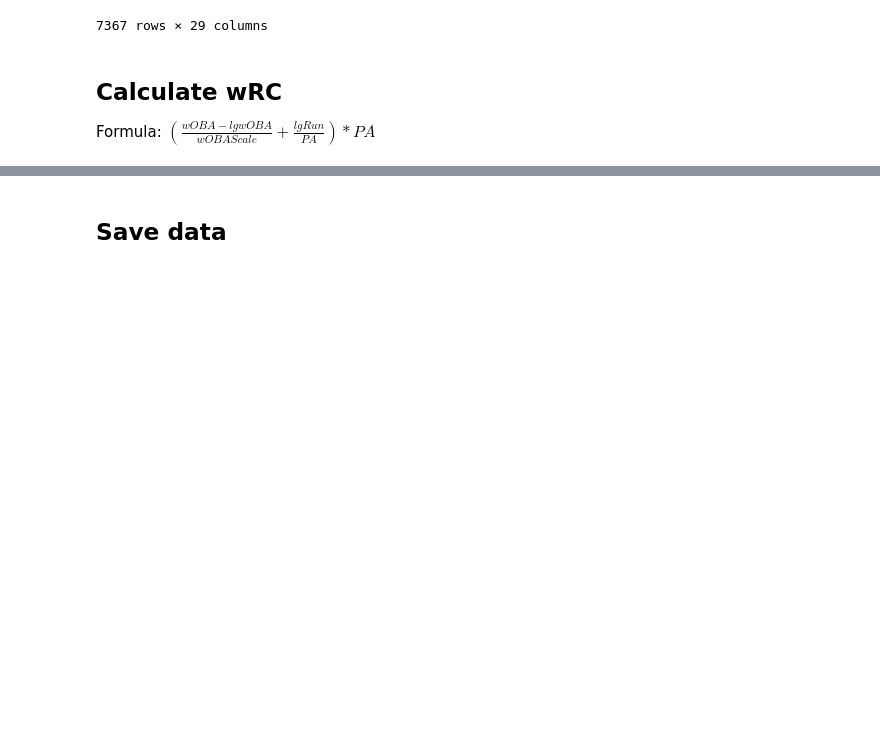
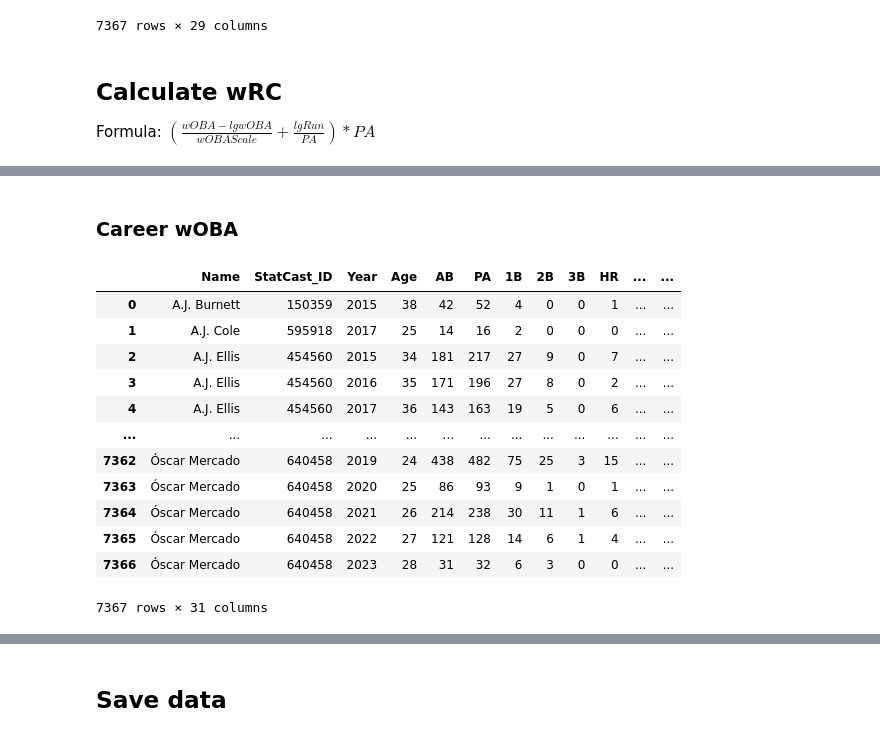
Before and after one commit to AnaqiAmir/MiLB-Prospects-Batting-Projections, a Jupyter notebook: mlb-stats-calculation.ipynb, the cells around one changed output, grey strips where cells are left out. Saved outputs shown, nothing was run; the diff lists cells and outputs as text; code cells hidden in the pictures; blank space fills up the shorter version.

```diff
--- a/mlb-stats-calculation.ipynb
+++ b/mlb-stats-calculation.ipynb
@@ -1194,0 +264,68 @@ def calculate_wrc_plus(wraa: float, pa: int, year: int) -> float:
+# %% [markdown]
+### Career wOBA
+# %%
+def calculate_woba_numerator(
+    bb: int,
+    hbp: int,
+    single: int,
+    double: int,
+    triple: int,
+    homerun: int,
+    ab: int,
+    ibb: int,
+    sf: int,
+    year: int,
+) -> float:
+
+    # Get weights
+    wBB = woba_values.loc[woba_values["Season"] == year, "wBB"].iloc[0]
+    wHBP = woba_values.loc[woba_values["Season"] == year, "wHBP"].iloc[0]
+    w1B = woba_values.loc[woba_values["Season"] == year, "w1B"].iloc[0]
+    w2B = woba_values.loc[woba_values["Season"] == year, "w2B"].iloc[0]
+    w3B = woba_values.loc[woba_values["Season"] == year, "w3B"].iloc[0]
+    wHR = woba_values.loc[woba_values["Season"] == year, "wHR"].iloc[0]
+
+    # Numerator
+    num = (
+        (wBB * (bb - ibb))
+        + (wHBP * hbp)
+        + (w1B * single)
+        + (w2B * double)
+        + (w3B * triple)
+        + (wHR * homerun)
+    )
+
+    return num
+
+
+# Calculate numerator wOBA
+df_mlb_stats["numerator_woba"] = df_mlb_stats.apply(
+    lambda row: calculate_woba_numerator(
+        row["BB"],
+        row["HBP"],
+        row["1B"],
+        row["2B"],
+        row["3B"],
+        row["HR"],
+        row["AB"],
+        row["IBB"],
+        row["SF"],
+        row["Year"],
+    ),
+    axis=1,
+)
+df_mlb_stats
+# %% [output]
+|  | Name | StatCast_ID | Year | Age | AB | PA | 1B | 2B | 3B | HR | ... | ... |
+| 0 | A.J. Burnett | 150359 | 2015 | 38 | 42 | 52 | 4 | 0 | 0 | 1 | ... | ... |
+| 1 | A.J. Cole | 595918 | 2017 | 25 | 14 | 16 | 2 | 0 | 0 | 0 | ... | ... |
+| 2 | A.J. Ellis | 454560 | 2015 | 34 | 181 | 217 | 27 | 9 | 0 | 7 | ... | ... |
+| 3 | A.J. Ellis | 454560 | 2016 | 35 | 171 | 196 | 27 | 8 | 0 | 2 | ... | ... |
+| 4 | A.J. Ellis | 454560 | 2017 | 36 | 143 | 163 | 19 | 5 | 0 | 6 | ... | ... |
+| ... | ... | ... | ... | ... | ... | ... | ... | ... | ... | ... | ... | ... |
+| 7362 | Óscar Mercado | 640458 | 2019 | 24 | 438 | 482 | 75 | 25 | 3 | 15 | ... | ... |
+| 7363 | Óscar Mercado | 640458 | 2020 | 25 | 86 | 93 | 9 | 1 | 0 | 1 | ... | ... |
+| 7364 | Óscar Mercado | 640458 | 2021 | 26 | 214 | 238 | 30 | 11 | 1 | 6 | ... | ... |
+| 7365 | Óscar Mercado | 640458 | 2022 | 27 | 121 | 128 | 14 | 6 | 1 | 4 | ... | ... |
+| 7366 | Óscar Mercado | 640458 | 2023 | 28 | 31 | 32 | 6 | 3 | 0 | 0 | ... | ... |
+7367 rows × 31 columns
```
Also changed, not shown: parts of 17 cells of this notebook, 2 other files.
